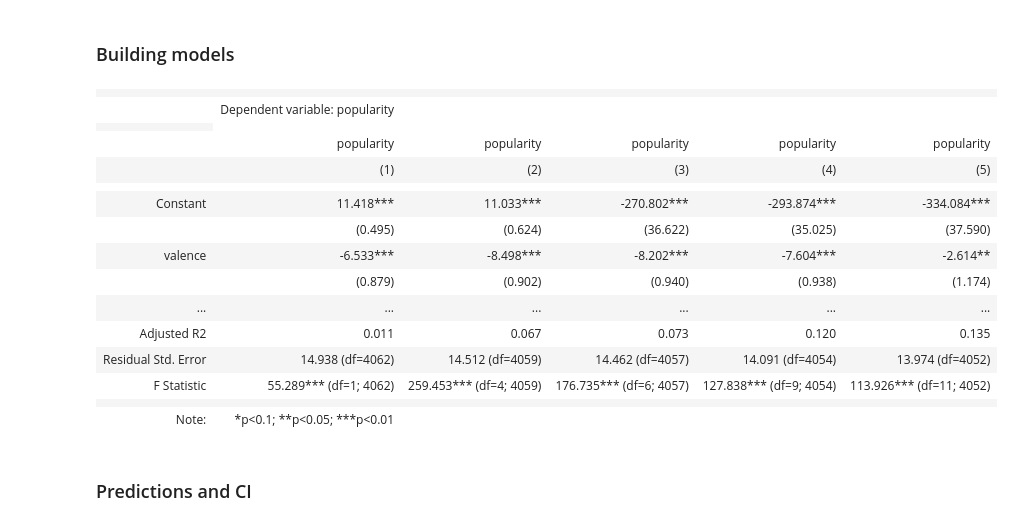
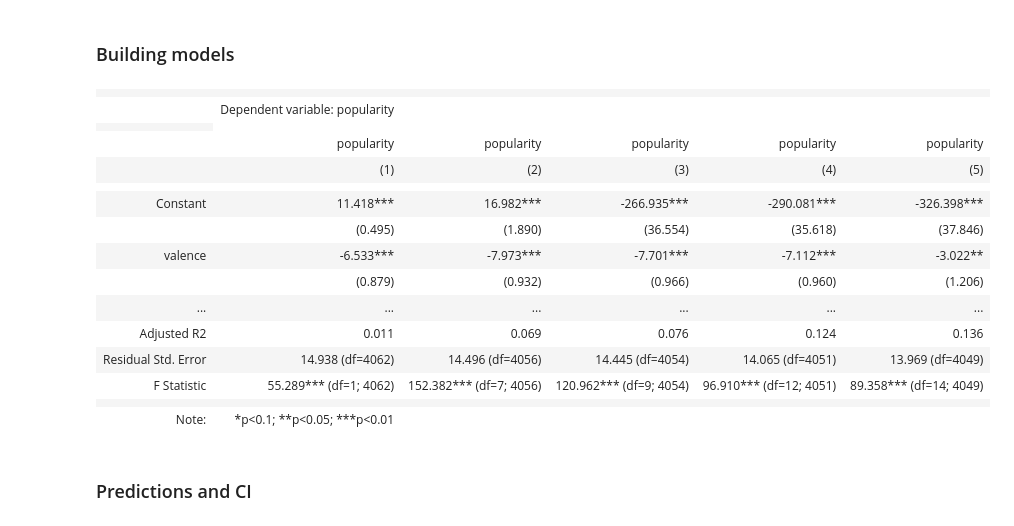
Before and after one commit to Anton21a/Data_Analysis, a Jupyter notebook: Assignment2.ipynb, the cells around one changed output. Saved outputs shown, nothing was run; the diff lists cells and outputs as text; code cells hidden in the pictures.

```diff
--- a/Assignment2.ipynb
+++ b/Assignment2.ipynb
@@ -308,35 +335,35 @@ data["Korean"] = np.where(data["language"] == "Korean", 1, np.where(data["langua
 # %%
-reg2 = smf.ols(formula = 'popularity ~ valence + speechiness + speechiness_squared + liveness', data = data).fit(cov_type = 'HC1')
+reg2 = smf.ols(formula = 'popularity ~ valence + speechiness + speechiness_squared + liveness + lspline(tempo,[115,175])', data = data).fit(cov_type = 'HC1')
 # %%
-reg3 = smf.ols(formula = 'popularity ~ valence + speechiness + speechiness_squared + liveness + log_duration_ms + log_duration_ms_squared', data = data).fit(cov_type = 'HC1')
+reg3 = smf.ols(formula = 'popularity ~ valence + speechiness + speechiness_squared + liveness + + lspline(tempo,[115,175]) + log_duration_ms + log_duration_ms_squared', data = data).fit(cov_type = 'HC1')
 # %%
-reg4 = smf.ols(formula = 'popularity ~ valence + speechiness + speechiness_squared + liveness + log_duration_ms + log_duration_ms_squared + Hindi + Tamil + Korean',
+reg4 = smf.ols(formula = 'popularity ~ valence + speechiness + speechiness_squared + liveness + lspline(tempo,[115,175]) + log_duration_ms + log_duration_ms_squared + Hindi + Tamil + Korean',
                data = data).fit(cov_type = 'HC1')
 # %%
-reg5 = smf.ols(formula = 'popularity ~ valence + danceability + danceability_squared + speechiness + speechiness_squared + liveness + log_duration_ms + log_duration_ms_squared + Hindi + Tamil + Korean',
+reg5 = smf.ols(formula = 'popularity ~ valence + danceability + danceability_squared + speechiness + speechiness_squared + liveness + lspline(tempo,[115,175]) + log_duration_ms + log_duration_ms_squared + Hindi + Tamil + Korean',
                data = data).fit(cov_type = 'HC1')
 # %%
 stargazer = Stargazer([reg1, reg2, reg3, reg4, reg5])
 stargazer.custom_columns(["popularity", "popularity", "popularity", "popularity", "popularity"], [1, 1, 1, 1, 1])
-stargazer.covariate_order(["Intercept", 'valence', 'speechiness', 'speechiness_squared', 'liveness', 'log_duration_ms',
+stargazer.covariate_order(["Intercept", 'valence', 'speechiness', 'speechiness_squared', 'liveness', 'lspline(tempo, [115, 175])[0]', 'lspline(tempo, [115, 175])[1]', 'lspline(tempo, [115, 175])[2]', 'log_duration_ms',
                           'log_duration_ms_squared', 'Hindi[T.1]', 'Tamil[T.1]', 'Korean[T.1]', 'danceability', 'danceability_squared'])
-stargazer.rename_covariates({"Intercept": "Constant", 'Hindi[T.1]': 'Hindi', 'Tamil[T.1]': 'Tamil', 'Korean[T.1]': 'Korean'})
+stargazer.rename_covariates({"Intercept": "Constant", 'Hindi[T.1]': 'Hindi', 'Tamil[T.1]': 'Tamil', 'Korean[T.1]': 'Korean', 'lspline(tempo, [115, 175])[0]': 'tempo < 115', 'lspline(tempo, [115, 175])[1]': 'tempo [115,175]', 'lspline(tempo, [115, 175])[2]': 'tempo > 175'})
 stargazer
 # %% [output]
 |  |  |  |  |  |  |
 |  | Dependent variable: popularity |  |  |  |  |
 |  |
 |  | popularity | popularity | popularity | popularity | popularity |
 |  | (1) | (2) | (3) | (4) | (5) |
 |  |  |  |  |  |  |
-| Constant | 11.418*** | 11.033*** | -270.802*** | -293.874*** | -334.084*** |
-|  | (0.495) | (0.624) | (36.622) | (35.025) | (37.590) |
-| valence | -6.533*** | -8.498*** | -8.202*** | -7.604*** | -2.614** |
-|  | (0.879) | (0.902) | (0.940) | (0.938) | (1.174) |
+| Constant | 11.418*** | 16.982*** | -266.935*** | -290.081*** | -326.398*** |
+|  | (0.495) | (1.890) | (36.554) | (35.618) | (37.846) |
+| valence | -6.533*** | -7.973*** | -7.701*** | -7.112*** | -3.022** |
+|  | (0.879) | (0.932) | (0.966) | (0.960) | (1.206) |
 | ... | ... | ... | ... | ... | ... |
-| Adjusted R2 | 0.011 | 0.067 | 0.073 | 0.120 | 0.135 |
-| Residual Std. Error | 14.938 (df=4062) | 14.512 (df=4059) | 14.462 (df=4057) | 14.091 (df=4054) | 13.974 (df=4052) |
-| F Statistic | 55.289*** (df=1; 4062) | 259.453*** (df=4; 4059) | 176.735*** (df=6; 4057) | 127.838*** (df=9; 4054) | 113.926*** (df=11; 4052) |
+| Adjusted R2 | 0.011 | 0.069 | 0.076 | 0.124 | 0.136 |
+| Residual Std. Error | 14.938 (df=4062) | 14.496 (df=4056) | 14.445 (df=4054) | 14.065 (df=4051) | 13.969 (df=4049) |
+| F Statistic | 55.289*** (df=1; 4062) | 152.382*** (df=7; 4056) | 120.962*** (df=9; 4054) | 96.910*** (df=12; 4051) | 89.358*** (df=14; 4049) |
 |  |  |  |  |  |  |
 | Note: | *p<0.1; **p<0.05; ***p<0.01 |  |  |  |  |
 # %% [markdown]
```
Also changed, not shown: parts of 6 cells of this notebook.
